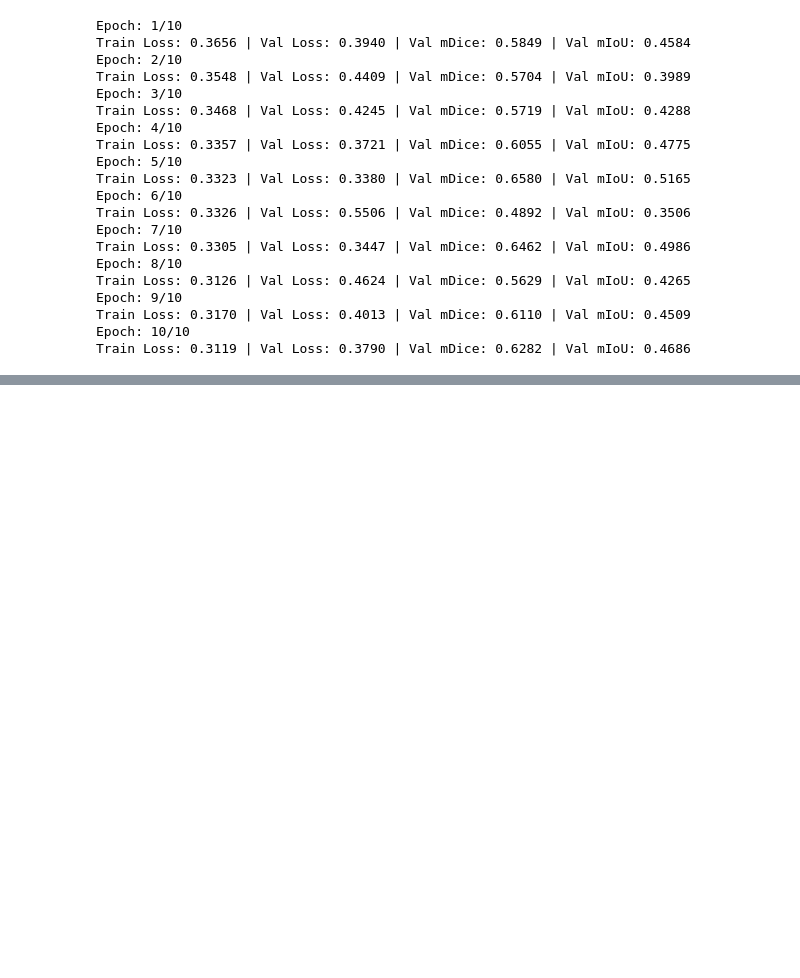
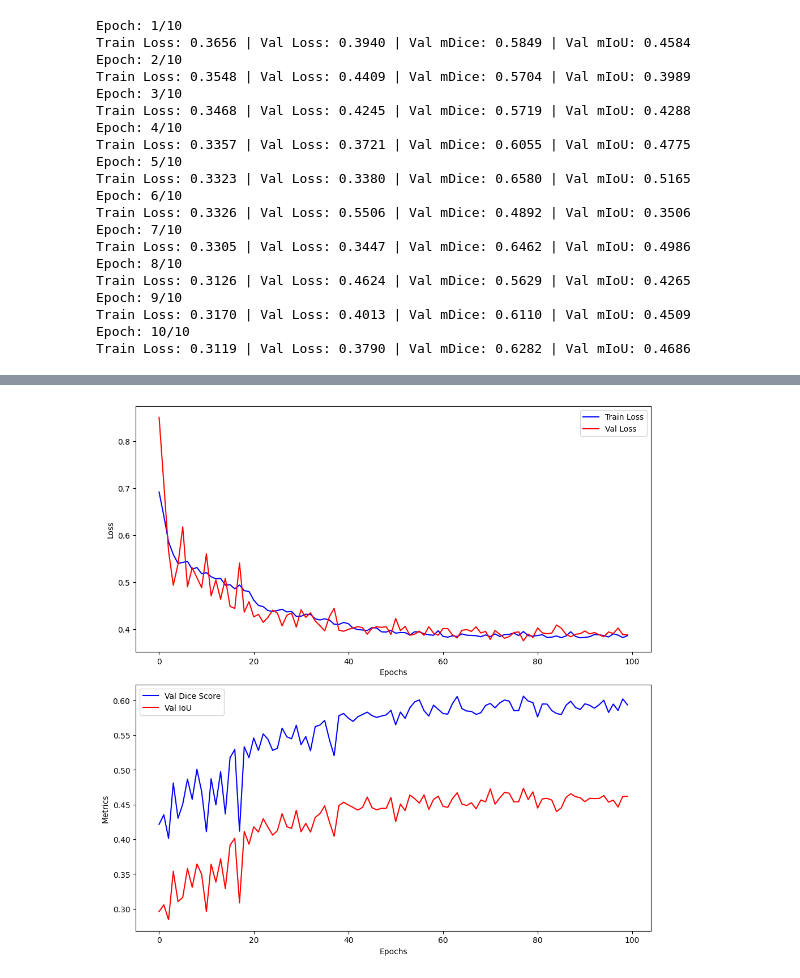
Before and after one commit to zuanki/PolypSegmentation, a Jupyter notebook: main.ipynb, the cells around one changed output, grey strips where cells are left out. Cells and saved outputs as stored; diff of their text form; code cells hidden in the pictures; blank space fills up the shorter version.

```diff
--- a/main.ipynb
+++ b/main.ipynb
@@ -526,7 +526,7 @@ model.load_state_dict(torch.load("/content/drive/MyDrive/MachineLearning/PolypSe
 criterion = BCEDiceLoss()
 
 # Optimizer
-optimizer = optim.SGD(model.parameters(), lr=settings["learning_rate"])
+optimizer = optim.Adam(model.parameters(), lr=settings["learning_rate"])
 
 # Scheduler
 scheduler = optim.lr_scheduler.StepLR(optimizer, step_size=20, gamma=0.1)
@@ -566 +586,27 @@ Train Loss: 0.3119 | Val Loss: 0.3790 | Val mDice: 0.6282 | Val mIoU: 0.4686
+# %%
+import matplotlib.pyplot as plt
+
+def plot_losses_and_metrics(train_losses, val_losses, val_dice_scores, val_ious):
+    fig, axes = plt.subplots(2, 1, figsize=(10, 10))
+
+    # Plot losses
+    axes[0].plot(train_losses, label="Train Loss", color="blue")
+    axes[0].plot(val_losses, label="Val Loss", color="red")
+    axes[0].set_xlabel("Epochs")
+    axes[0].set_ylabel("Loss")
+    axes[0].legend()
+
+    # Plot metrics
+    axes[1].plot(val_dice_scores, label="Val Dice Score", color="blue")
+    axes[1].plot(val_ious, label="Val IoU", color="red")
+    axes[1].set_xlabel("Epochs")
+    axes[1].set_ylabel("Metrics")
+    axes[1].legend()
+
+    plt.tight_layout()
+    plt.show()
+
+plot_losses_and_metrics(trainer.train_losses, trainer.val_losses, trainer.val_dice_scores, trainer.val_ious)
+# %% [output]
+[figure, added]
 # %% [markdown]
```
Also changed, not shown: parts of 6 cells of this notebook, 1 other file.
